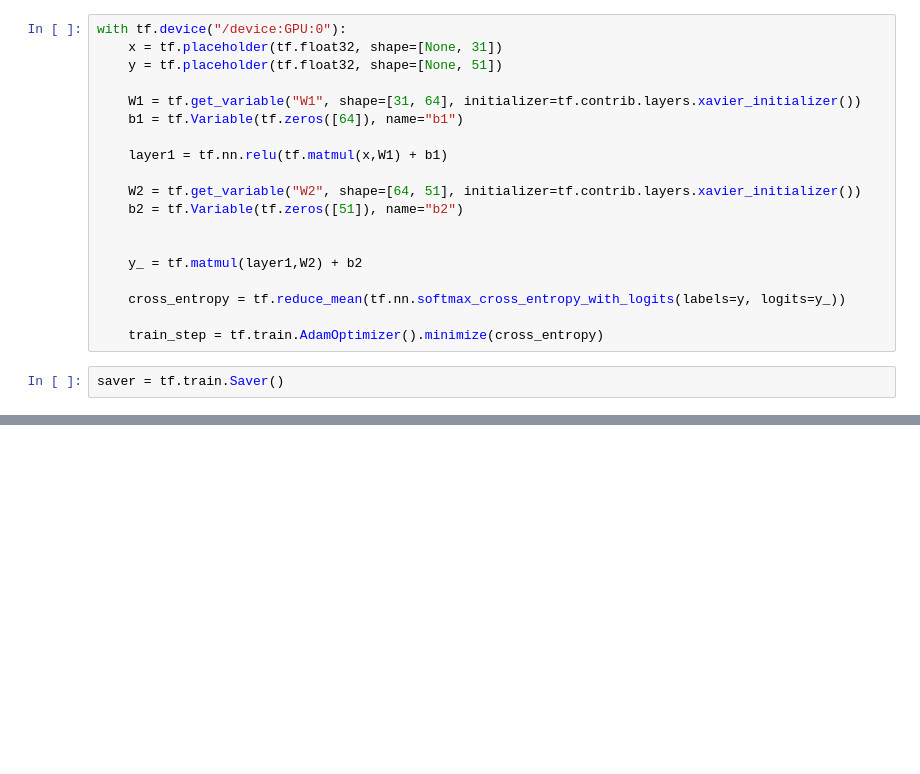
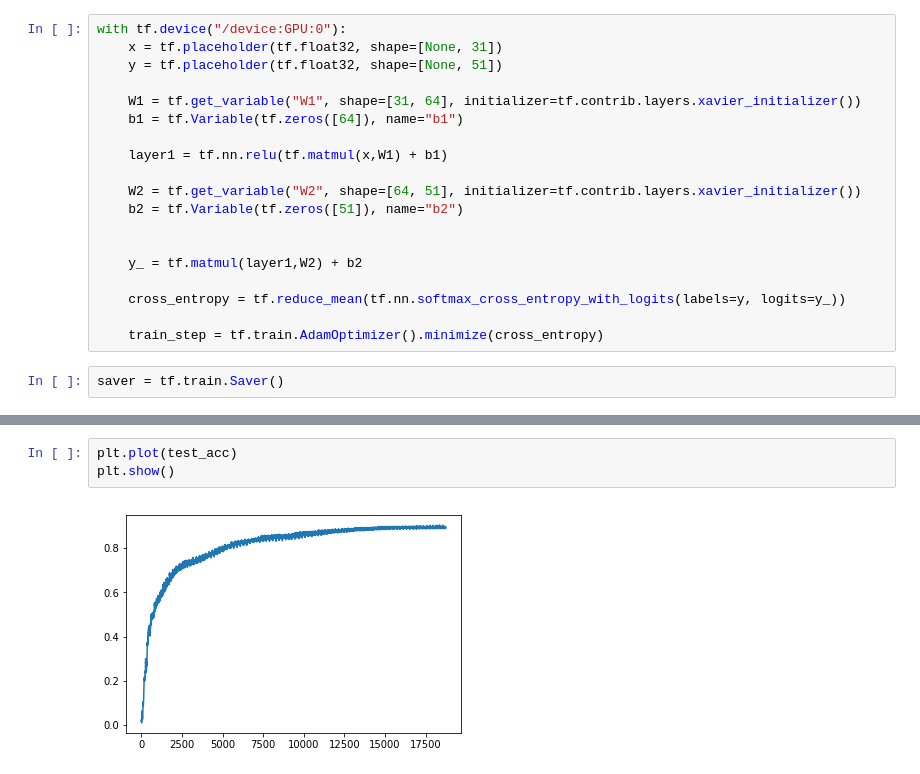
Before and after one commit to GuilhermeFreire/Keystrokes, a Jupyter notebook: Untitled3.ipynb, the cells around one changed output, grey strips where cells are left out. Drawn from its saved outputs; the diff is of its cells as text; blank space fills up the shorter version.

```diff
--- a/Untitled3.ipynb
+++ b/Untitled3.ipynb
@@ -117,0 +119,5 @@ Ep 44: Batch #185 - Acc: 85.5
+# %%
+plt.plot(test_acc)
+plt.show()
+# %% [output]
+[figure, added]
```
Also changed, not shown: parts of 1 cell of this notebook.
